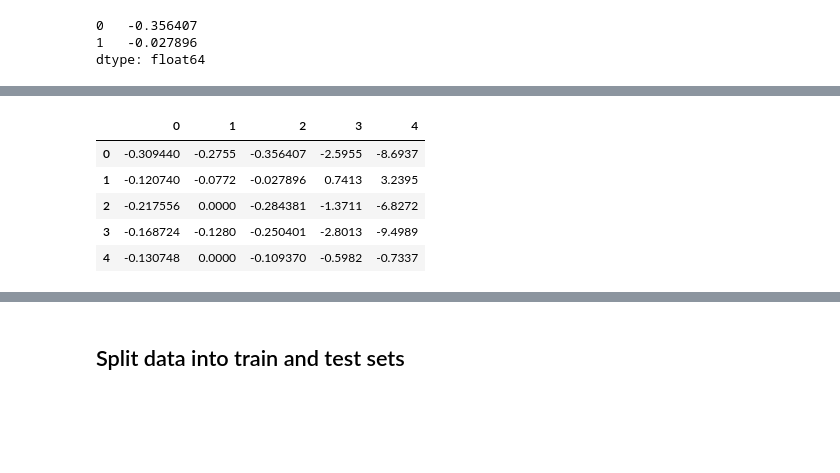
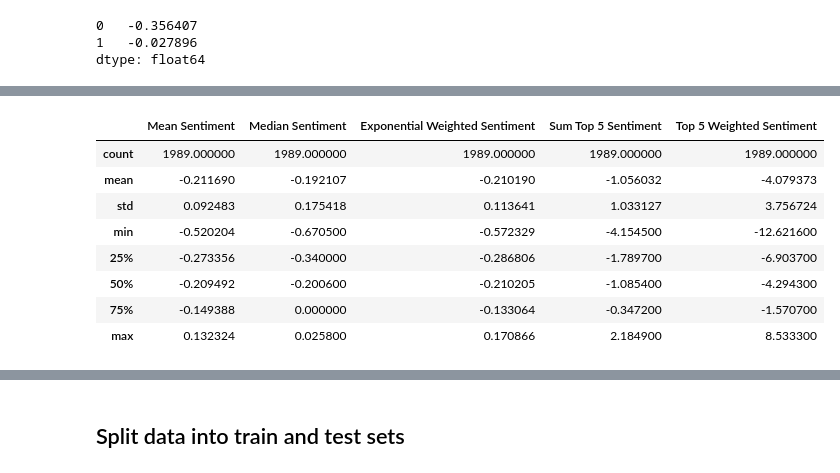
Before and after one commit to KT12/Capstone_in_progress, a Jupyter notebook: VADER_Sentiment_Analysis-Punctuation.ipynb, the cells around one changed output, grey strips where cells are left out. Saved outputs shown, nothing was run; the diff lists cells and outputs as text; code cells hidden in the pictures; blank space fills up the shorter version.

```diff
--- a/VADER_Sentiment_Analysis-Punctuation.ipynb
+++ b/VADER_Sentiment_Analysis-Punctuation.ipynb
@@ -186,4 +187,6 @@ exp_mean.head(2)
 0   -0.356407
 1   -0.027896
 dtype: float64
+# %%
+features.columns = ['Mean Sentiment', 'Median Sentiment', 'Exponential Weighted Sentiment', 'Sum Top 5 Sentiment', 'Top 5 Weighted Sentiment']
 # %%
@@ -193,9 +205,12 @@ RangeIndex(start=0, stop=1989, step=1)
 # %%
-features.head()
+features.describe()
 # %% [output]
-|  | 0 | 1 | 2 | 3 | 4 |
-| 0 | -0.309440 | -0.2755 | -0.356407 | -2.5955 | -8.6937 |
-| 1 | -0.120740 | -0.0772 | -0.027896 | 0.7413 | 3.2395 |
-| 2 | -0.217556 | 0.0000 | -0.284381 | -1.3711 | -6.8272 |
-| 3 | -0.168724 | -0.1280 | -0.250401 | -2.8013 | -9.4989 |
-| 4 | -0.130748 | 0.0000 | -0.109370 | -0.5982 | -0.7337 |
+|  | Mean Sentiment | Median Sentiment | Exponential Weighted Sentiment | Sum Top 5 Sentiment | Top 5 Weighted Sentiment |
+| count | 1989.000000 | 1989.000000 | 1989.000000 | 1989.000000 | 1989.000000 |
+| mean | -0.211690 | -0.192107 | -0.210190 | -1.056032 | -4.079373 |
+| std | 0.092483 | 0.175418 | 0.113641 | 1.033127 | 3.756724 |
+| min | -0.520204 | -0.670500 | -0.572329 | -4.154500 | -12.621600 |
+| 25% | -0.273356 | -0.340000 | -0.286806 | -1.789700 | -6.903700 |
+| 50% | -0.209492 | -0.200600 | -0.210205 | -1.085400 | -4.294300 |
+| 75% | -0.149388 | 0.000000 | -0.133064 | -0.347200 | -1.570700 |
+| max | 0.132324 | 0.025800 | 0.170866 | 2.184900 | 8.533300 |
```
Also changed, not shown: parts of 5 cells of this notebook, 1 other file.
